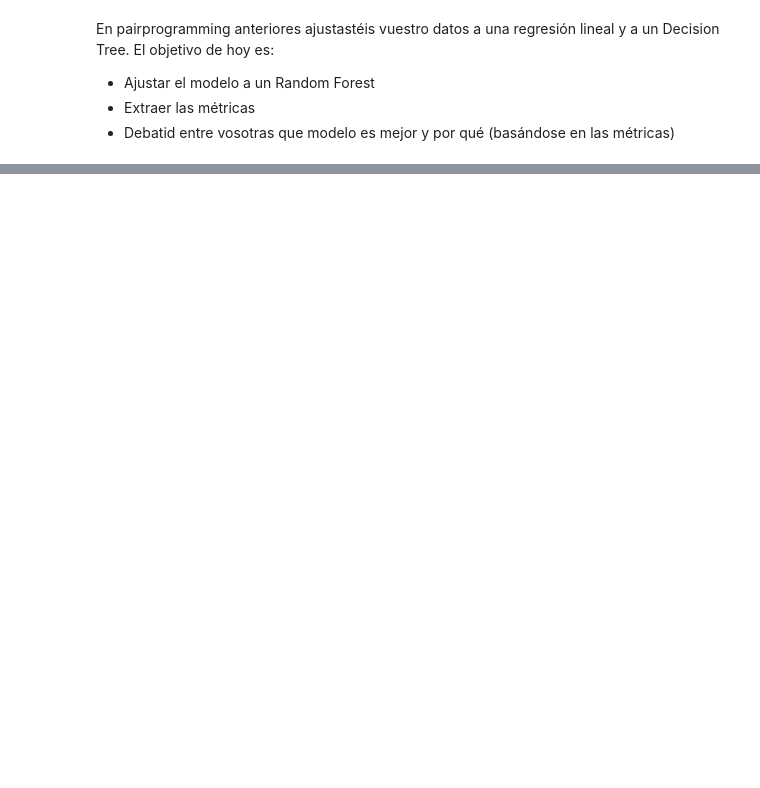
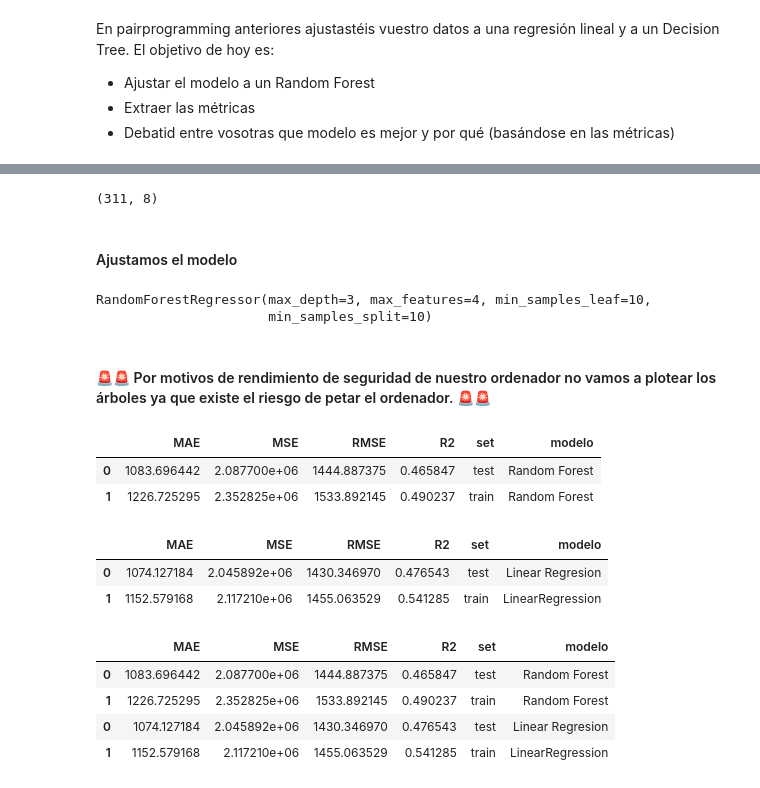
Before and after one commit to Adalab/DA-promo-b-modulo-3-sprint-1-Paula-Yadira, a Jupyter notebook: Regresión lineal/XII-pair-programming-random-forest.ipynb, the cells around one changed output, grey strips where cells are left out. Drawn from its saved outputs; the diff is of its cells as text; code cells hidden in the pictures; blank space fills up the shorter version.

```diff
--- a/Regresión lineal/XII-pair-programming-random-forest.ipynb
+++ b/Regresión lineal/XII-pair-programming-random-forest.ipynb
@@ -31,0 +41,4 @@ warnings.filterwarnings('once')
+# %%
+df.shape
+# %% [output]
+(311, 8)
@@ -31,0 +54,2 @@ warnings.filterwarnings('once')
+# %% [markdown]
+#### Ajustamos el modelo
@@ -31,0 +77,11 @@ warnings.filterwarnings('once')
+# %%
+# al igual que el decision tree podemos sacar cual es nuestro mejor bosque
+# En este caso,  nuestro mejor bosque es aquel que esta formado por arboles de 6 de profundidad, usa 4 variables y que tiene  un min_samples_leaf y un min_samples_split de 10.
+
+bosque = gs_rf.best_estimator_
+bosque
+# %% [output]
+RandomForestRegressor(max_depth=3, max_features=4, min_samples_leaf=10,
+                      min_samples_split=10)
+# %% [markdown]
+#### 🚨🚨 Por motivos de rendimiento de seguridad de nuestro ordenador no vamos a plotear los árboles ya que existe el riesgo de petar el ordenador. 🚨🚨
@@ -31,0 +96,45 @@ warnings.filterwarnings('once')
+# %%
+y_pred_test_rf = bosque.predict(x_test)
+y_pred_train_rf = bosque.predict(x_train)
+# %%
+def metricas(y_test, y_train, y_test_pred, y_train_pred, tipo_modelo):
+
+
+    resultados = {'MAE': [mean_absolute_error(y_test, y_test_pred), mean_absolute_error(y_train, y_train_pred)],
+                'MSE': [mean_squared_error(y_test, y_test_pred), mean_squared_error(y_train, y_train_pred)],
+                'RMSE': [np.sqrt(mean_squared_error(y_test, y_test_pred)), np.sqrt(mean_squared_error(y_train, y_train_pred))],
+                'R2':  [r2_score(y_test, y_test_pred), r2_score(y_train, y_train_pred)],
+                 "set": ["test", "train"]}
+    df = pd.DataFrame(resultados)
+    df["modelo"] = tipo_modelo
+    return df
+# %%
+# sacamos las métricas para ver si hay overfitting o unerfitting, para modificar la profundidad en función de estos resultados
+
+dt_results = metricas(y_test, y_train, y_pred_test_rf, y_pred_train_rf, "Random Forest")
+dt_results
+# %% [output]
+|  | MAE | MSE | RMSE | R2 | set | modelo |
+| 0 | 1083.696442 | 2.087700e+06 | 1444.887375 | 0.465847 | test | Random Forest |
+| 1 | 1226.725295 | 2.352825e+06 | 1533.892145 | 0.490237 | train | Random Forest |
+# %%
+# si recodáis, en la clase de métricas guardamos en un csv los resultados de las métricas del modelo de regresión lineal
+# hoy vamos a cargar ese csv y lo vamos a unir al dataframe que acabamos de crear con los resultados del decision tree para comparar las métricas
+
+df_linear_results = pd.read_csv("../datos/resultados_salarys.csv", index_col = 0)
+df_linear_results
+# %% [output]
+|  | MAE | MSE | RMSE | R2 | set | modelo |
+| 0 | 1074.127184 | 2.045892e+06 | 1430.346970 | 0.476543 | test | Linear Regresion |
+| 1 | 1152.579168 | 2.117210e+06 | 1455.063529 | 0.541285 | train | LinearRegression |
+# %%
+# concatenamos el csv anterior con los resultados obtenidos en este modelo
+
+df_todos_resultados = pd.concat([dt_results, df_linear_results], axis = 0)
+df_todos_resultados
+# %% [output]
+|  | MAE | MSE | RMSE | R2 | set | modelo |
+| 0 | 1083.696442 | 2.087700e+06 | 1444.887375 | 0.465847 | test | Random Forest |
+| 1 | 1226.725295 | 2.352825e+06 | 1533.892145 | 0.490237 | train | Random Forest |
+| 0 | 1074.127184 | 2.045892e+06 | 1430.346970 | 0.476543 | test | Linear Regresion |
+| 1 | 1152.579168 | 2.117210e+06 | 1455.063529 | 0.541285 | train | LinearRegression |
```
Also changed, not shown: parts of 13 cells of this notebook, 2 other files.
